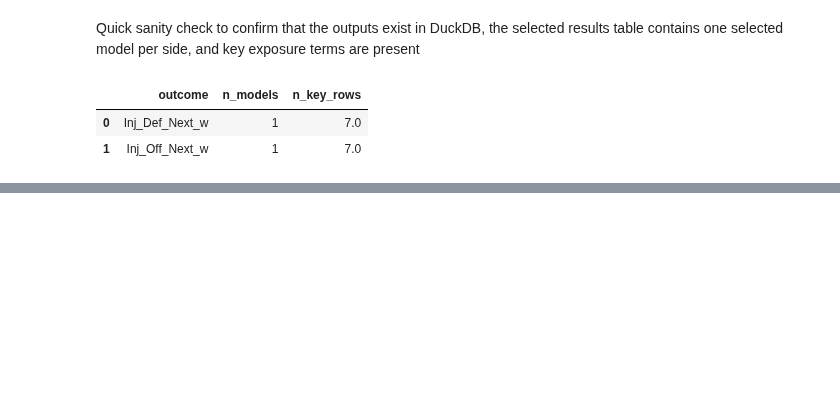
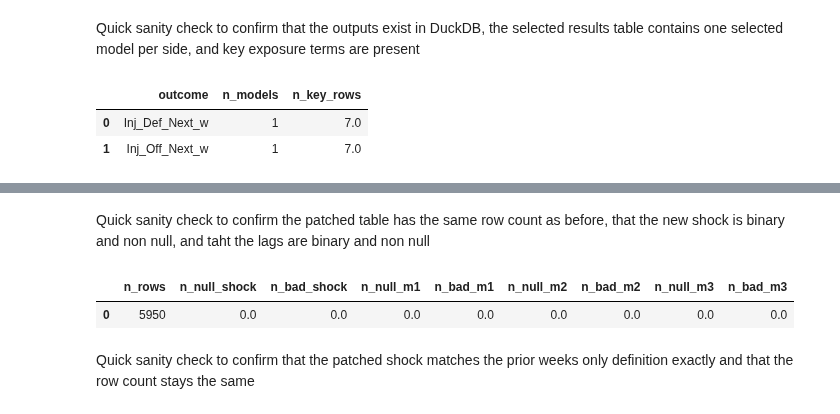
Before and after one commit to SiddharthKorukonda/2025-26-NFLPA-Data-Analytics-Case-Competition, a Jupyter notebook: notebooks/16_check_overdispersion_choose_poisson_or_nb.ipynb, the cells around one changed output, grey strips where cells are left out. Cells and saved outputs as stored; diff of their text form; code cells hidden in the pictures; blank space fills up the shorter version.

```diff
--- a/notebooks/16_check_overdispersion_choose_poisson_or_nb.ipynb
+++ b/notebooks/16_check_overdispersion_choose_poisson_or_nb.ipynb
@@ -734,0 +1230,21 @@ ORDER BY outcome
+# %% [markdown]
+Quick sanity check to confirm the patched table has the same row count as before, that the new shock is binary and non null, and taht the lags are binary and non null
+# %%
+con.execute("""
+SELECT
+  COUNT(*) AS n_rows,
+  SUM(CASE WHEN ST_Shock_NonScore_w IS NULL THEN 1 ELSE 0 END) AS n_null_shock,
+  SUM(CASE WHEN ST_Shock_NonScore_w NOT IN (0, 1) THEN 1 ELSE 0 END) AS n_bad_shock,
+  SUM(CASE WHEN ST_Shock_NonScore_w_minus_1 IS NULL THEN 1 ELSE 0 END) AS n_null_m1,
+  SUM(CASE WHEN ST_Shock_NonScore_w_minus_1 NOT IN (0, 1) THEN 1 ELSE 0 END) AS n_bad_m1,
+  SUM(CASE WHEN ST_Shock_NonScore_w_minus_2 IS NULL THEN 1 ELSE 0 END) AS n_null_m2,
+  SUM(CASE WHEN ST_Shock_NonScore_w_minus_2 NOT IN (0, 1) THEN 1 ELSE 0 END) AS n_bad_m2,
+  SUM(CASE WHEN ST_Shock_NonScore_w_minus_3 IS NULL THEN 1 ELSE 0 END) AS n_null_m3,
+  SUM(CASE WHEN ST_Shock_NonScore_w_minus_3 NOT IN (0, 1) THEN 1 ELSE 0 END) AS n_bad_m3
+FROM step16_modeling_frame_nolookahead
+""").df()
+# %% [output]
+|  | n_rows | n_null_shock | n_bad_shock | n_null_m1 | n_bad_m1 | n_null_m2 | n_bad_m2 | n_null_m3 | n_bad_m3 |
+| 0 | 5950 | 0.0 | 0.0 | 0.0 | 0.0 | 0.0 | 0.0 | 0.0 | 0.0 |
+# %% [markdown]
+Quick sanity check to confirm that the patched shock matches the prior weeks only definition exactly and that the row count stays the same
```
Also changed, not shown: parts of 13 cells of this notebook.
